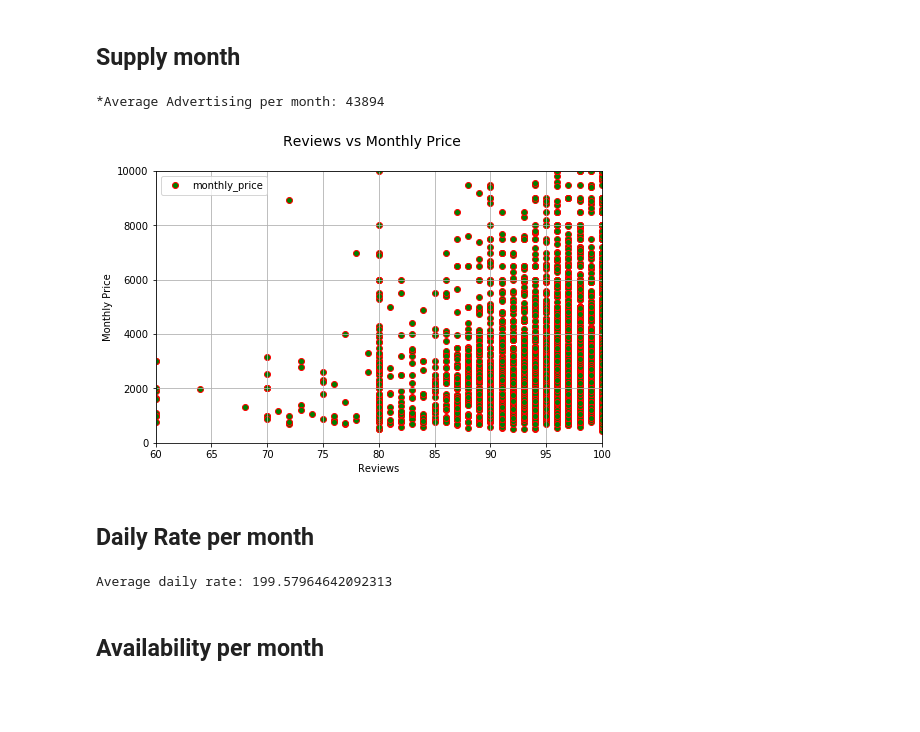
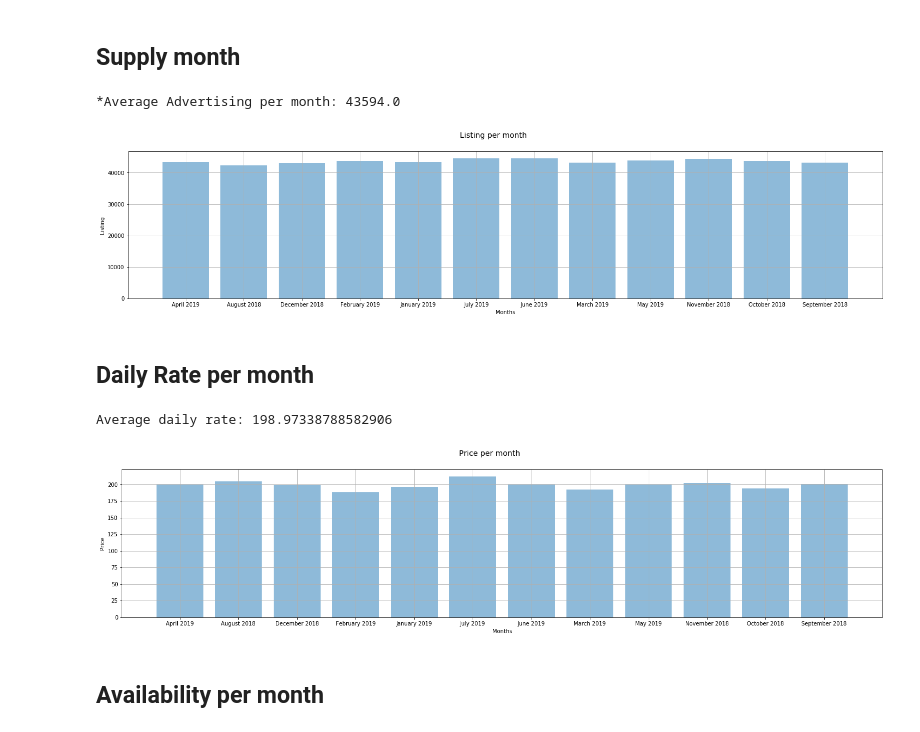
Before and after one commit to jorgelmarquez94/Project1, a Jupyter notebook: Airbnb_Front_End.ipynb, the cells around one changed output. Saved outputs shown, nothing was run; the diff lists cells and outputs as text; code cells hidden in the pictures; blank space fills up the shorter version.

```diff
--- a/Airbnb_Front_End.ipynb
+++ b/Airbnb_Front_End.ipynb
@@ -231,18 +249,19 @@ city = Airbnb('CA')
 CA loaded and ready to analyze
 # %% [markdown]
 ## Supply month
-# %%
-city.supply_month([60,100],[1,10000])
-# %% [output]
-*Average Advertising per month: 43894
-[figure, removed]
+# %%
+city.supply_month([0,0],[0,0])
+# %% [output]
+*Average Advertising per month: 43594.0
+[figure, added]
 # %% [markdown]
 ## Daily Rate per month
 # %%
-city.daily_rate()
+city.daily_rate([0,0],[0,0])
 #Gráfica por mes
 # %% [output]
-Average daily rate: 199.57964642092313
+Average daily rate: 198.97338788582906
+[figure, added]
 # %% [markdown]
 ## Availability per month
 # %%
```
Also changed, not shown: parts of 26 cells of this notebook.
